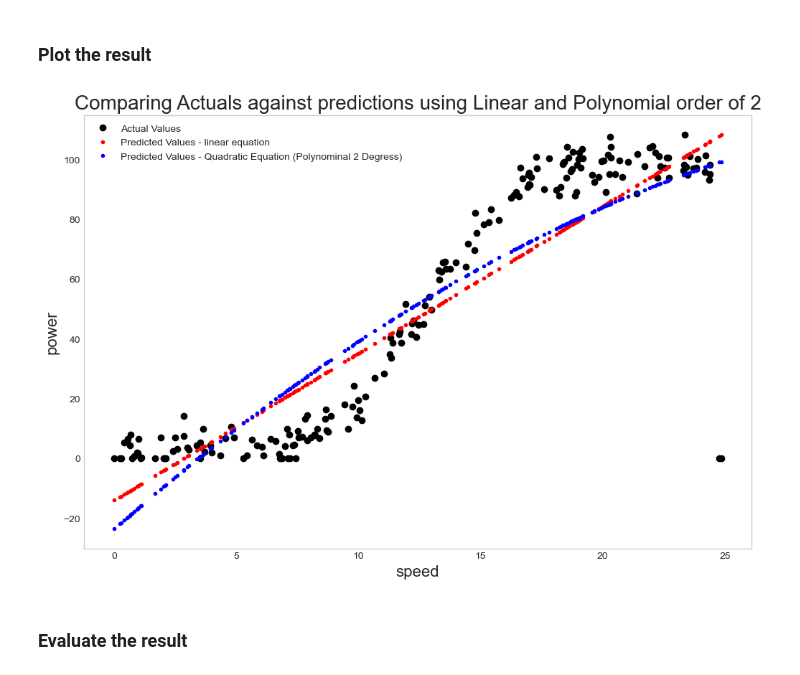
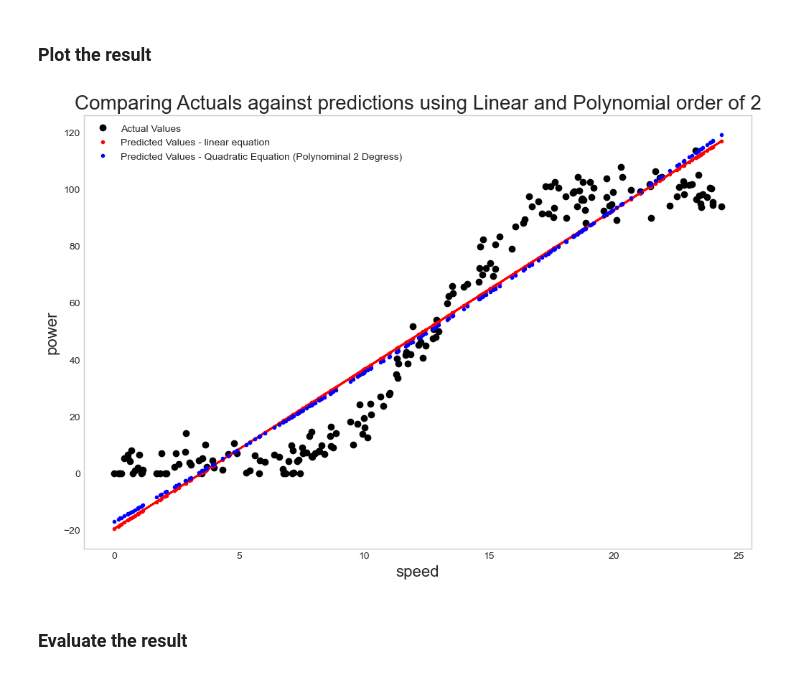
Before and after one commit to fionaoriordan/MLS_Project, a Jupyter notebook: projectmodels.ipynb, the cells around one changed output. Cells and saved outputs as stored; diff of their text form; code cells hidden in the pictures.

```diff
--- a/projectmodels.ipynb
+++ b/projectmodels.ipynb
@@ -162,6 +213,6 @@ Removing datapoints with zero power produced at speeds
 # %%
 # Adapated from https://stackoverflow.com/questions/52456874/drop-rows-on-multiple-conditions-in-pandas-dataframe
 
-dfclean = df.loc[~(((df['speed']>=7.5) & (df['speed']<24.5))&(df['power']==0))]
+dfclean = df.loc[~((df['speed']>=7.5) &(df['power']==0))]
 dfclean.count()
 # %% [output]
@@ -318,7 +373,7 @@ This is still a linear model as the coefficients associated with the features ar
 # sklearn.preprocessing.PolynomialFeatures
 # %%
 # Setting the test size = 0.2 using a random state to perserve outputs.
-X_train, X_test, y_train, y_test = train_test_split(X,y, test_size = 0.4, random_state = 42)
+# X_train, X_test, y_train, y_test = train_test_split(X,y, test_size = 0.2, random_state = 40)
 # %%
 # set the polynominal degrees to be 2
 polyfeatures = PolynomialFeatures(degree=2, include_bias=False)
@@ -340,21 +395,22 @@ y_pred_p = polyreg.predict(X_test_p)
 # %%
 # Adapted from https://stackoverflow.com/questions/46096347/plot-polynomial-regression-in-python-with-scikit-learn
 # plt.plot(dfclean['speed'], dfclean['power'],  'og', label="cleaned data")
 # plt.scatter(X_test, y_test,  color='black') #plot scatters
 # plt.plot(X_test_p, y_pred_p, color='red', linewidth=2) #plot line
 
 
 plt.plot(X_test, y_test, 'ok', label="Actual Values")
+plt.plot(X_test, y_pred, color='red', linewidth=2) #plot line
 plt.plot(X_test, y_pred, '.r', label = "Predicted Values - linear equation")
 plt.plot(X_test, y_pred_p, '.b', label = "Predicted Values - Quadratic Equation (Polynominal 2 Degress)")
 plt.xlabel('speed', fontsize='16')
 plt.ylabel('power', fontsize='16')
 plt.title("Comparing Actuals against predictions using Linear and Polynomial order of 2", fontsize = 20)
 plt.grid()
 plt.legend()
 plt.show()
 # %% [output]
-[figure, old version]
+[figure, new version]
 # %% [markdown]
 ### Evaluate the result
 # %% [markdown]
```
Also changed, not shown: parts of 45 cells of this notebook.
